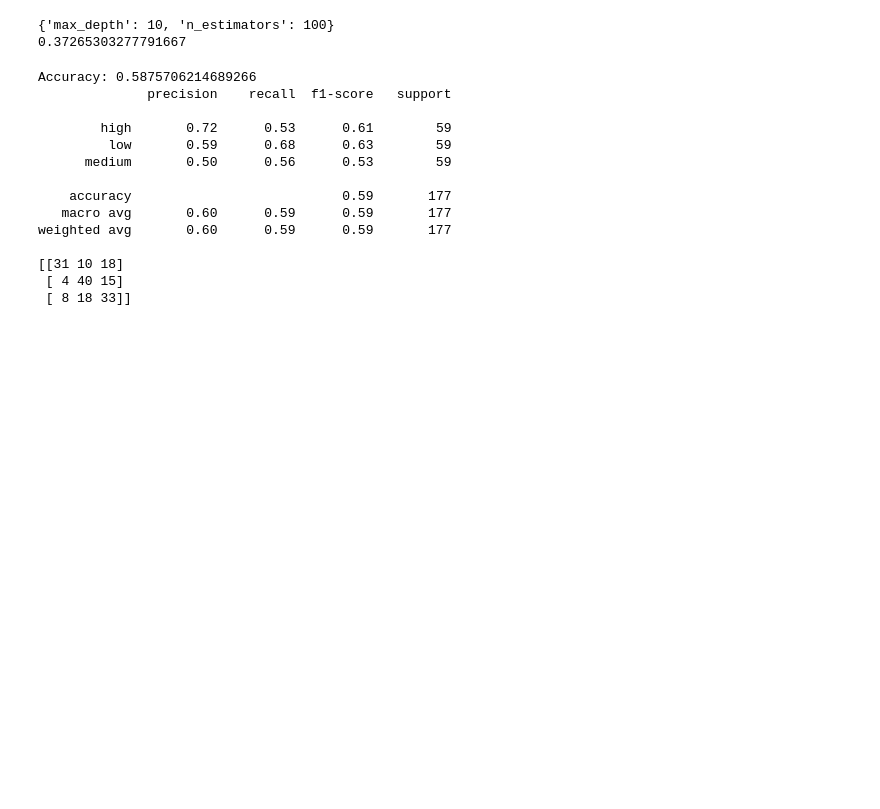
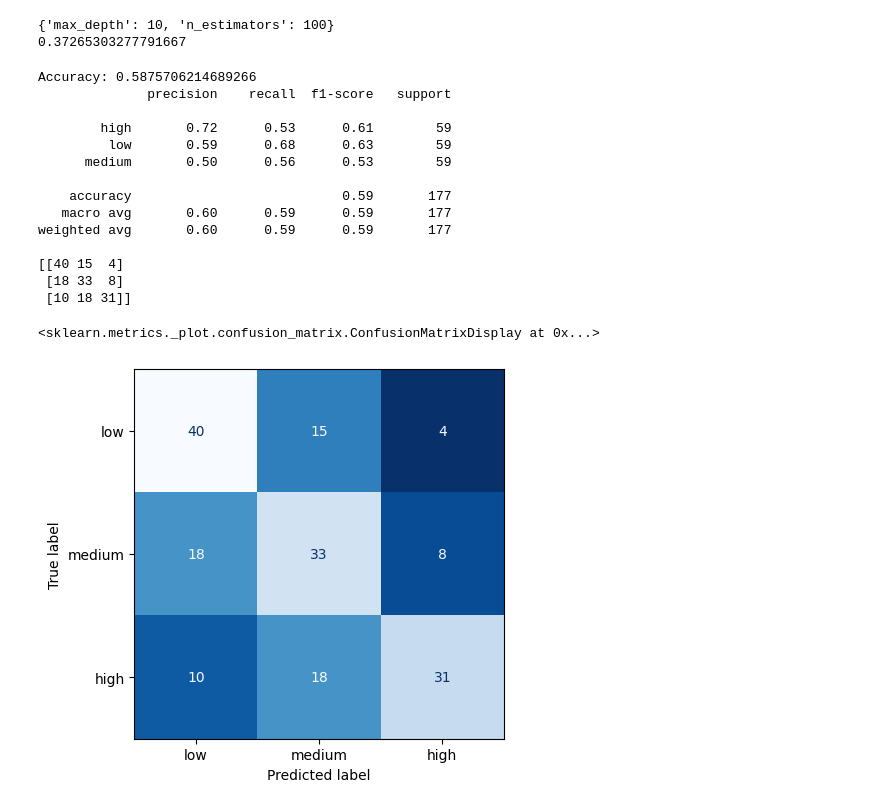
Before and after one commit to realysi/Data-Mining-Techniques-2026, a Jupyter notebook: Task2A_RF_.ipynb, the cells around one changed output. Drawn from its saved outputs; the diff is of its cells as text; code cells hidden in the pictures; blank space fills up the shorter version.

Commit message:
confusion matrices

```diff
--- a/Task2A_RF_.ipynb
+++ b/Task2A_RF_.ipynb
@@ -164,7 +164,8 @@ y_pred = best_rf.predict(X_test)
 
 print("Accuracy:", accuracy_score(y_test, y_pred))
 print(classification_report(y_test, y_pred))
-print(confusion_matrix(y_test, y_pred))
+cm = confusion_matrix(y_test, y_pred, labels = ['low', 'medium', 'high'])
+print(cm)
 # %% [output]
 Accuracy: 0.5875706214689266
               precision    recall  f1-score   support
@@ -177,6 +178,16 @@ Accuracy: 0.5875706214689266
    macro avg       0.60      0.59      0.59       177
 weighted avg       0.60      0.59      0.59       177
 
-[[31 10 18]
- [ 4 40 15]
- [ 8 18 33]]
+[[40 15  4]
+ [18 33  8]
+ [10 18 31]]
+# %%
+import matplotlib as plt
+from sklearn.metrics import ConfusionMatrixDisplay
+
+cmap = "Blues_r"
+disp = ConfusionMatrixDisplay(confusion_matrix=cm, display_labels = ['low', 'medium', 'high'])
+disp.plot(cmap = cmap, colorbar = False)
+# %% [output]
+<sklearn.metrics._plot.confusion_matrix.ConfusionMatrixDisplay at 0x...>
+[figure, added]
```
Also changed, not shown: 2 other files.
